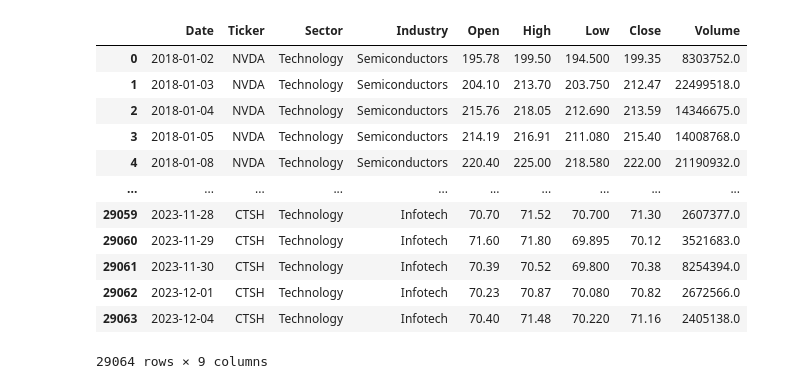
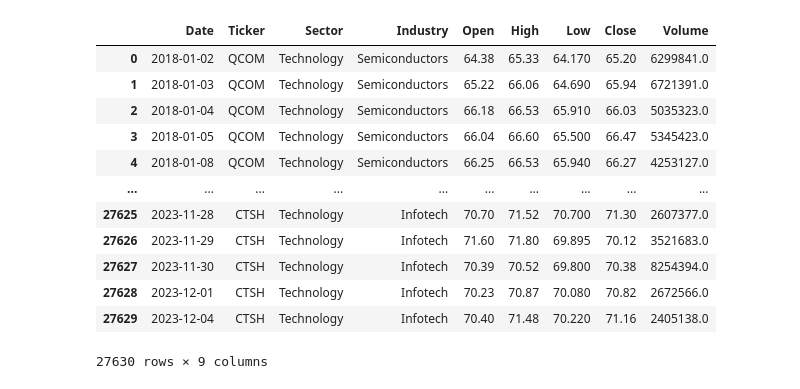
Before and after one commit to alisonands/Stock-Analysis, a Jupyter notebook: Tech/tech_data.ipynb, the cells around one changed output. Drawn from its saved outputs; the diff is of its cells as text; code cells hidden in the pictures.

Commit message:
added semiconductor stocks

```diff
--- a/Tech/tech_data.ipynb
+++ b/Tech/tech_data.ipynb
@@ -103,16 +103,16 @@ tech_data.to_csv('tech_data.csv')
 # %%
-pd.read_csv('tech_data.csv').drop(columns={'Unnamed: 0'})
+pd.read_csv('tech_data_update.csv').drop(columns={'Unnamed: 0'})
 # %% [output]
 |  | Date | Ticker | Sector | Industry | Open | High | Low | Close | Volume |
-| 0 | 2018-01-02 | NVDA | Technology | Semiconductors | 195.78 | 199.50 | 194.500 | 199.35 | 8303752.0 |
-| 1 | 2018-01-03 | NVDA | Technology | Semiconductors | 204.10 | 213.70 | 203.750 | 212.47 | 22499518.0 |
-| 2 | 2018-01-04 | NVDA | Technology | Semiconductors | 215.76 | 218.05 | 212.690 | 213.59 | 14346675.0 |
-| 3 | 2018-01-05 | NVDA | Technology | Semiconductors | 214.19 | 216.91 | 211.080 | 215.40 | 14008768.0 |
-| 4 | 2018-01-08 | NVDA | Technology | Semiconductors | 220.40 | 225.00 | 218.580 | 222.00 | 21190932.0 |
+| 0 | 2018-01-02 | QCOM | Technology | Semiconductors | 64.38 | 65.33 | 64.170 | 65.20 | 6299841.0 |
+| 1 | 2018-01-03 | QCOM | Technology | Semiconductors | 65.22 | 66.06 | 64.690 | 65.94 | 6721391.0 |
+| 2 | 2018-01-04 | QCOM | Technology | Semiconductors | 66.18 | 66.53 | 65.910 | 66.03 | 5035323.0 |
+| 3 | 2018-01-05 | QCOM | Technology | Semiconductors | 66.04 | 66.60 | 65.500 | 66.47 | 5345423.0 |
+| 4 | 2018-01-08 | QCOM | Technology | Semiconductors | 66.25 | 66.53 | 65.940 | 66.27 | 4253127.0 |
 | ... | ... | ... | ... | ... | ... | ... | ... | ... | ... |
-| 29059 | 2023-11-28 | CTSH | Technology | Infotech | 70.70 | 71.52 | 70.700 | 71.30 | 2607377.0 |
-| 29060 | 2023-11-29 | CTSH | Technology | Infotech | 71.60 | 71.80 | 69.895 | 70.12 | 3521683.0 |
-| 29061 | 2023-11-30 | CTSH | Technology | Infotech | 70.39 | 70.52 | 69.800 | 70.38 | 8254394.0 |
-| 29062 | 2023-12-01 | CTSH | Technology | Infotech | 70.23 | 70.87 | 70.080 | 70.82 | 2672566.0 |
-| 29063 | 2023-12-04 | CTSH | Technology | Infotech | 70.40 | 71.48 | 70.220 | 71.16 | 2405138.0 |
+| 27625 | 2023-11-28 | CTSH | Technology | Infotech | 70.70 | 71.52 | 70.700 | 71.30 | 2607377.0 |
+| 27626 | 2023-11-29 | CTSH | Technology | Infotech | 71.60 | 71.80 | 69.895 | 70.12 | 3521683.0 |
+| 27627 | 2023-11-30 | CTSH | Technology | Infotech | 70.39 | 70.52 | 69.800 | 70.38 | 8254394.0 |
+| 27628 | 2023-12-01 | CTSH | Technology | Infotech | 70.23 | 70.87 | 70.080 | 70.82 | 2672566.0 |
+| 27629 | 2023-12-04 | CTSH | Technology | Infotech | 70.40 | 71.48 | 70.220 | 71.16 | 2405138.0 |
-29064 rows × 9 columns
+27630 rows × 9 columns
```
Also changed, not shown: parts of 5 cells of this notebook, 2 other files.
